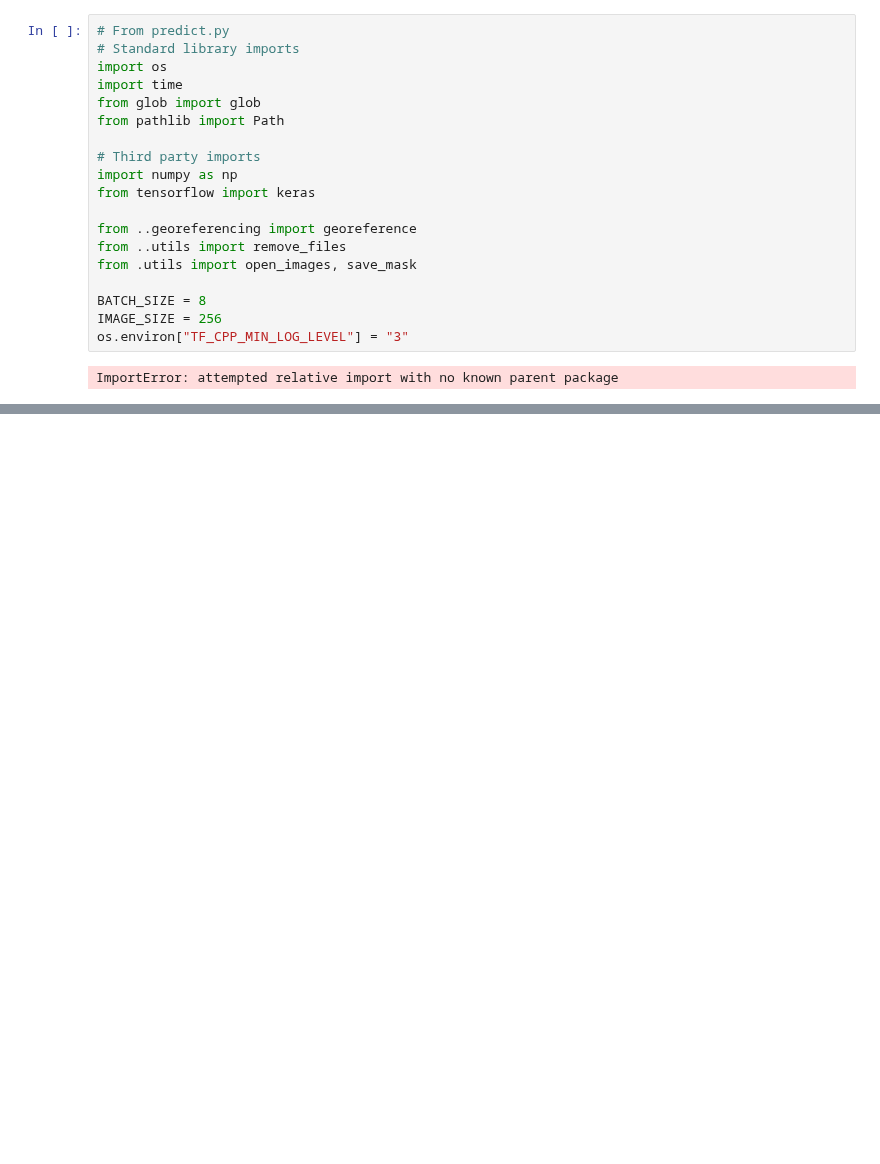
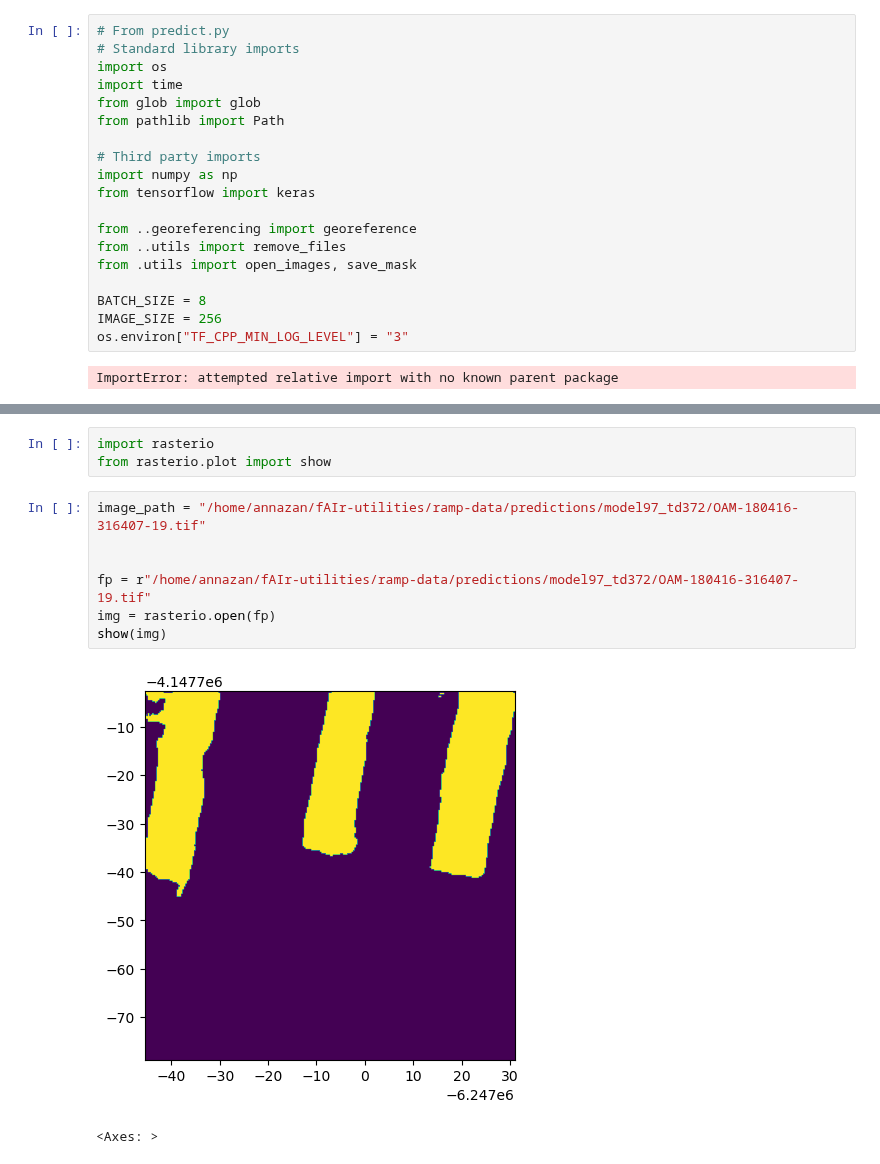
Before and after one commit to ciupava/fAIr-utilities, a Jupyter notebook: hot_fair_utilities/inference/basic_testing.ipynb, the cells around one changed output, grey strips where cells are left out. Saved outputs shown, nothing was run; the diff lists cells and outputs as text; blank space fills up the shorter version.

Commit message:
inference works, playing with visualisation

```diff
--- a/hot_fair_utilities/inference/basic_testing.ipynb
+++ b/hot_fair_utilities/inference/basic_testing.ipynb
@@ -58,0 +66,13 @@ TypeError: __init__() missing 1 required positional argument: 'class_id'
+# %%
+import rasterio
+from rasterio.plot import show
+# %%
+image_path = "/home/annazan/fAIr-utilities/ramp-data/predictions/model97_td372/OAM-180416-316407-19.tif"
+
+
+fp = r"/home/annazan/fAIr-utilities/ramp-data/predictions/model97_td372/OAM-180416-316407-19.tif"
+img = rasterio.open(fp)
+show(img)
+# %% [output]
+[figure, added]
+<Axes: >
```
Also changed, not shown: parts of 18 cells of this notebook, 6 other files.
